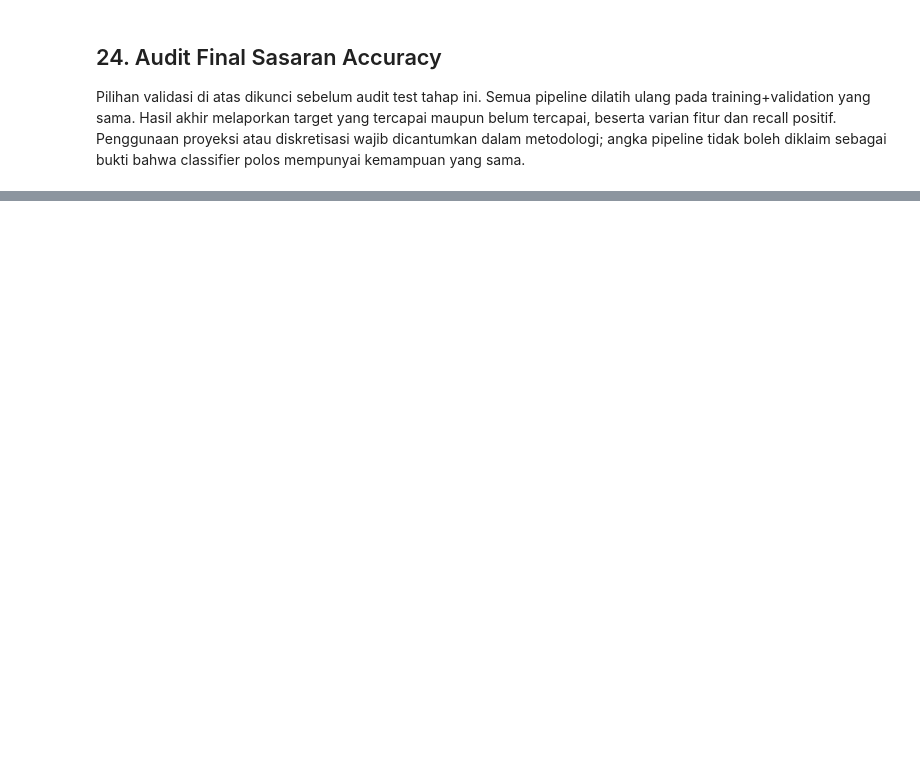
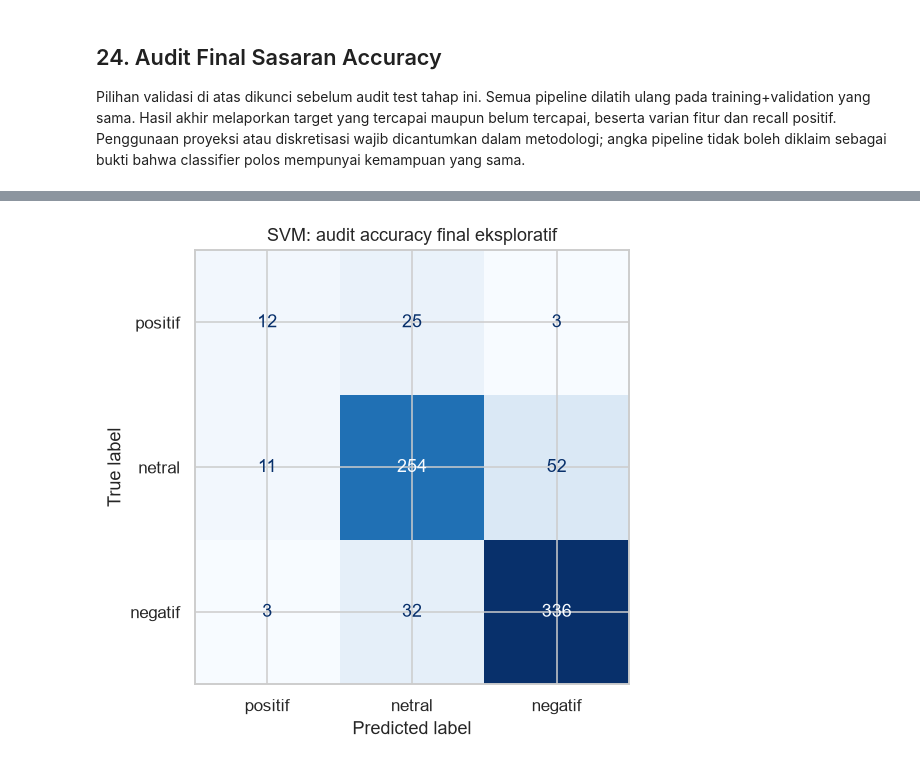
Before and after one commit to raulmahya123/UTS-Semster2, a Jupyter notebook: MBG-Sentiment-Research/notebooks/MBG_Sentiment_Analysis.ipynb, the cells around one changed output, grey strips where cells are left out. Cells and saved outputs as stored; diff of their text form; code cells hidden in the pictures; blank space fills up the shorter version.

```diff
--- a/MBG-Sentiment-Research/notebooks/MBG_Sentiment_Analysis.ipynb
+++ b/MBG-Sentiment-Research/notebooks/MBG_Sentiment_Analysis.ipynb
@@ -1516,0 +1606,87 @@ ref_qa={'status':'PASS','criterion':'accuracy','refinement_candidates':sum(len(s
+# %%
+from sklearn.model_selection import ParameterSampler
+FINAL=ACC/'final'
+for folder in ['figures','tables','models','reports']:(FINAL/folder).mkdir(parents=True,exist_ok=True)
+def final_table(frame,name):frame.to_csv(FINAL/'tables'/f'{name}.csv',index=False);display(frame)
+def final_figure(name):
+    plt.tight_layout();plt.savefig(FINAL/'figures'/f'{name}.png',dpi=160,bbox_inches='tight');plt.show();plt.close()
+source_results=pd.read_csv(REF/'tables/tuning_NB_projected.csv')
+source_index=int(source_results.mean_test_accuracy.idxmax())
+# Rekonstruksi urutan sampler deterministik, bukan mengambil state terlatih.
+source_parameters=list(ParameterSampler(ref_projected_space,n_iter=REF_BUDGET['NB_projected'],random_state=SEED))[source_index]
+shared_knn=ref_nb_base().set_params(**source_parameters)
+shared_knn.set_params(model=KNeighborsClassifier(algorithm='brute',metric='euclidean',n_jobs=1),normalize='passthrough')
+assert not hasattr(shared_knn.named_steps['features'],'vocabulary_')
+assert not hasattr(shared_knn.named_steps['reduce'],'components_')
+shared_grid={'model__n_neighbors':[5,11,21,41,81],'model__weights':['uniform','distance'],'bins':['passthrough',clone(shared_knn.named_steps['bins'])]}
+print('KNN pada proyeksi bersama: 20 konfigurasi, CV accuracy.',flush=True)
+shared_search=GridSearchCV(shared_knn,shared_grid,scoring=ACC_SCORING,refit='accuracy',cv=acc_cv,n_jobs=1,error_score='raise',return_train_score=False)
+with threadpool_limits(limits=2):shared_search.fit(acc_train.raw_text,acc_train.label)
+shared_results=pd.DataFrame(shared_search.cv_results_)
+shared_results.to_csv(FINAL/'tables/tuning_KNN_shared_projection.csv',index=False)
+# Pembanding ronde refinement dipelajari ulang pada training saja.
+inherited_knn=joblib.load(REF/'models/KNN_final_pipeline.joblib')
+inherited_knn.named_steps['preprocess'].func=accuracy_preprocess
+inherited_knn=clone(inherited_knn)
+with threadpool_limits(limits=2):inherited_knn.fit(acc_train.raw_text,acc_train.label)
+previous_selection=pd.read_csv(REF/'tables/selected_validation.csv').set_index('Model')
+shared_validation_rows=[];shared_candidates={}
+for variant,pipeline,cv_score in [
+    (str(previous_selection.loc['KNN','Varian']),inherited_knn,float(previous_selection.loc['KNN','cv_accuracy'])),
+    ('KNN proyeksi bersama SVD-LDA',shared_search.best_estimator_,shared_search.best_score_)]:
+    shared_candidates[variant]=pipeline
+    with threadpool_limits(limits=2):prediction=pipeline.predict(acc_valid.raw_text)
+    shared_validation_rows.append({'Model':'KNN','Varian':variant,'cv_accuracy':cv_score,**acc_metrics(acc_valid.label,prediction)})
+shared_validation=pd.DataFrame(shared_validation_rows).sort_values(['accuracy','cv_accuracy','f1_macro'],ascending=[False,False,False])
+final_table(shared_validation,'KNN_validation_comparison')
+shared_selected=shared_validation.iloc[0]
+final_selection=[];final_candidate_pipelines={}
+for name in ['SVM','KNN','Naive Bayes']:
+    if name=='KNN':
+        pipeline=shared_candidates[shared_selected.Varian]
+        variant=shared_selected.Varian;valid_accuracy=float(shared_selected.accuracy)
+    else:
+        pipeline=joblib.load(REF/'models'/f'{name.replace(" ","_")}_final_pipeline.joblib')
+        pipeline.named_steps['preprocess'].func=refinement_preprocess if name=='Naive Bayes' and str(previous_selection.loc[name,'Varian']).startswith('Refinement NB_') else accuracy_preprocess
+        variant=str(previous_selection.loc[name,'Varian']);valid_accuracy=float(previous_selection.loc[name,'accuracy'])
+    final_candidate_pipelines[name]=pipeline
+    final_selection.append({'Model':name,'Varian':variant,'validation_accuracy':valid_accuracy})
+final_selection=pd.DataFrame(final_selection)
+final_table(final_selection,'selection_locked')
+(FINAL/'reports/selection_locked.json').write_text(json.dumps({'criterion':'validation accuracy','test_status':'previously exposed; exploratory only','models':final_selection.to_dict(orient='records')},indent=2),encoding='utf-8')
+final_accuracy_rows=[]
+for row in final_selection.itertuples(index=False):
+    pipeline=clone(final_candidate_pipelines[row.Model])
+    with threadpool_limits(limits=2):
+        pipeline.fit(acc_trainval.raw_text,acc_trainval.label)
+        prediction=pipeline.predict(acc_test.raw_text)
+    final_accuracy_rows.append({'Model':row.Model,'Varian':row.Varian,'validation_accuracy':row.validation_accuracy,**acc_metrics(acc_test.label,prediction),'test_status':'Eksploratif; test telah dipakai sebelumnya'})
+    frame=acc_test[['source_row','raw_text','label']].copy();frame['prediction']=prediction
+    frame.to_csv(FINAL/'tables'/f'predictions_{row.Model.replace(" ","_")}.csv',index=False)
+    frame[frame.label!=frame.prediction].to_csv(FINAL/'tables'/f'errors_{row.Model.replace(" ","_")}.csv',index=False)
+    report=pd.DataFrame(classification_report(acc_test.label,prediction,labels=CLASSES,output_dict=True,zero_division=0)).T
+    final_table(report.rename_axis('kelas').reset_index(),f'classification_report_{row.Model.replace(" ","_")}')
+    ConfusionMatrixDisplay.from_predictions(acc_test.label,prediction,labels=CLASSES,cmap='Blues',colorbar=False);plt.title(f'{row.Model}: audit accuracy final eksploratif');final_figure('confusion_'+row.Model.replace(' ','_'))
+    pipeline.named_steps['preprocess'].func=wrap_non_picklable_objects(pipeline.named_steps['preprocess'].func)
+    target=FINAL/'models'/f'{row.Model.replace(" ","_")}_pipeline.joblib';joblib.dump(pipeline,target)
+    with threadpool_limits(limits=2):assert np.array_equal(joblib.load(target).predict(acc_test.raw_text),prediction)
+final_accuracy=pd.DataFrame(final_accuracy_rows)
+final_accuracy['validation_above_70']=final_accuracy.validation_accuracy.gt(.70)
+final_accuracy['test_above_70']=final_accuracy.accuracy.gt(.70)
+final_table(final_accuracy,'final_accuracy')
+final_accuracy.set_index('Model')[['validation_accuracy','accuracy']].rename(columns={'accuracy':'test_accuracy_exploratory'}).plot.bar(rot=0,ylim=(0,1),xlabel='Model',ylabel='Accuracy',title='Hasil final aktual: sasaran accuracy >70%');plt.axhline(.70,color='red',ls='--',label='70%');plt.legend();final_figure('final_accuracy')
+final_lines=['# Hasil Final Accuracy MBG','',
+'| Model | Varian fitur | Accuracy validasi | Accuracy test eksploratif | Macro F1 test | Recall positif test |',
+'|---|---|---:|---:|---:|---:|']
+for row in final_accuracy.itertuples(index=False):final_lines.append(f'| {row.Model} | {row.Varian} | {row.validation_accuracy:.2%} | {row.accuracy:.2%} | {row.f1_macro:.4f} | {row.positive_recall:.2%} |')
+final_lines+=['',f'Seluruh model >70% pada validasi: **{bool(final_accuracy.validation_above_70.all())}**. Seluruh model >70% pada test eksploratif: **{bool(final_accuracy.test_above_70.all())}**.','',
+'Pipeline memakai classifier akhir LinearSVC, KNeighborsClassifier, dan MultinomialNB. KNN/Naive Bayes yang memakai SVD-LDA/diskretisasi harus dijelaskan sesuai varian fiturnya, bukan disebut classifier TF-IDF polos. Semua fitur terawasi dipelajari di fold training. Perbandingan pipeline dengan ekstraktor berbeda tidak mengisolasi pengaruh classifier saja.','',
+'Kriteria CV dan validasi adalah accuracy. Hasil historis dan kandidat yang lebih lemah tetap disimpan. Tidak ada perubahan label, pemilihan seed berdasarkan test, atau penghapusan komentar test sulit.','',
+'Test telah dipakai pada eksperimen sebelumnya sehingga hasil lanjutan bersifat eksploratif. Validasi juga digunakan berulang dan dapat optimistis. Konfirmasi independen memerlukan data baru yang belum digunakan. Accuracy tinggi tidak menghilangkan keterbatasan recall kelas positif.','',
+'Pipeline lengkap final ketiga algoritma disimpan di outputs/accuracy_optimization/final/models/.']
+final_report='\n'.join(final_lines)
+(FINAL/'reports/final_accuracy_summary.md').write_text(final_report,encoding='utf-8');display(Markdown(final_report))
+final_qa={'status':'PASS','criterion':'accuracy','same_split':True,'fixed_seed':SEED,'all_validation_above_70':bool(final_accuracy.validation_above_70.all()),'all_test_above_70':bool(final_accuracy.test_above_70.all()),'test_status':'previously exposed; exploratory only','model_reload_matches_predictions':True,'source_py_files':len(list(ROOT.rglob('*.py')))}
+assert final_qa['source_py_files']==0
+(FINAL/'reports/qa.json').write_text(json.dumps(final_qa,indent=2),encoding='utf-8');display(final_qa)
+# %% [output]
@@ -1516,0 +1708 @@ ref_qa={'status':'PASS','criterion':'accuracy','refinement_candidates':sum(len(s
+[figure, added]
```
Also changed, not shown: parts of 7 cells of this notebook, 54 other files.
